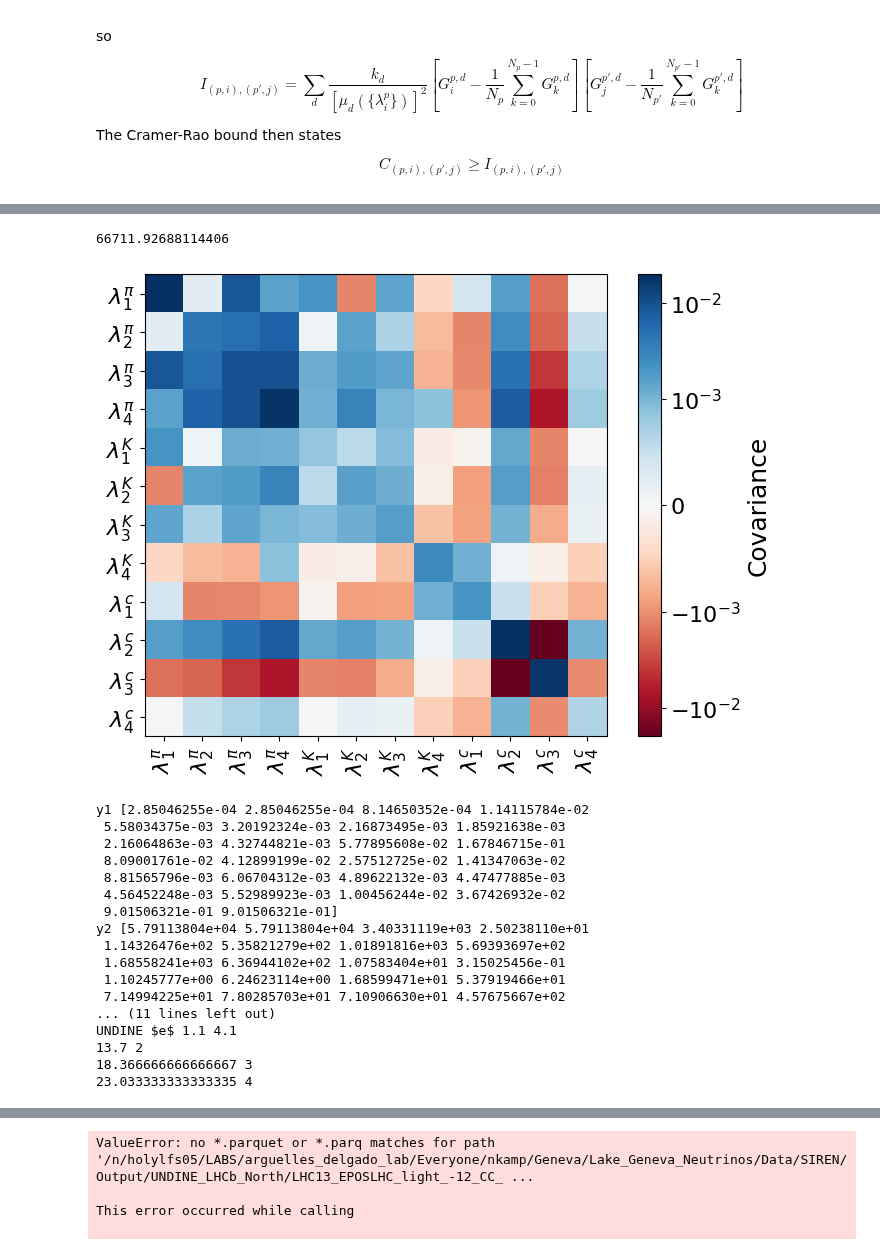
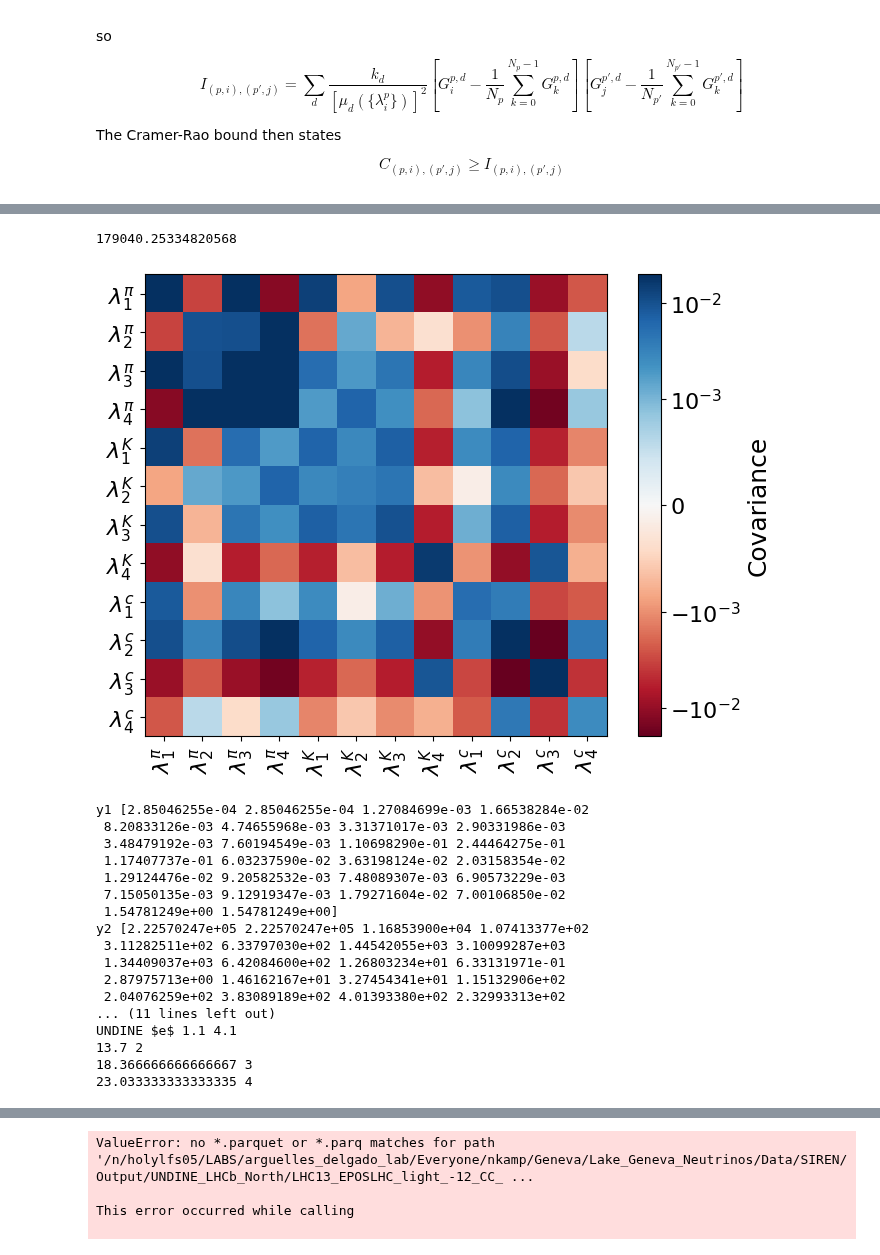
Before and after one commit to nickkamp1/Lake_Geneva_Neutrinos, a Jupyter notebook: SIREN_Analysis.ipynb, the cells around one changed output, grey strips where cells are left out. Cells and saved outputs as stored; diff of their text form; code cells hidden in the pictures.

Commit message:
Updates for new SINE/UNDINE locations, start implementing HNL simulation

```diff
--- a/SIREN_Analysis.ipynb
+++ b/SIREN_Analysis.ipynb
@@ -47,11 +47,13 @@ primaries = [12,-12,
              16,-16
             ]
 datasets={"SINE_CMS_West":["CC"],
-           "UNDINE_LHCb_North":["CC","NC"]}
+          "UNDINE_LHCb_North":["CC","NC"],
+           }
 
-num_UNDINE = 5
+num_UNDINE = 10
 
 yearly_factor = 250./3000. # 250 fb^-1 per year / 3 ab^-1 total
+UNDINE_luminosity_factor = 380./3000. # LHCb luminosity v.s. CMS/ATLAS: https://arxiv.org/abs/1706.05990
 
 UNDINE_electron_ebins = np.logspace(1.1,4.1,15)
 UNDINE_muon_ebins = np.logspace(1.1,4.1,9)
@@ -431,9 +433,9 @@ pseudoexp_dir = "/n/holylfs05/LABS/arguelles_delgado_lab/Everyone/nkamp/Geneva/L
 for lg,cg in zip(light_generators,charm_generators):
     c = colors[(lg,cg)]
     SINE_Total = np.load("%s/SINE_Total_All_%s_%s.npy"%(pseudoexp_dir,lg,cg))
-    UNDINE_Total = num_UNDINE*np.load("%s/UNDINE_Total_All_%s_%s.npy"%(pseudoexp_dir,lg,cg))
-    UNDINE_muons = num_UNDINE*np.load("%s/UNDINE_muons_All_%s_%s.npy"%(pseudoexp_dir,lg,cg))
-    UNDINE_electrons = num_UNDINE*np.load("%s/UNDINE_electrons_All_%s_%s.npy"%(pseudoexp_dir,lg,cg))
+    UNDINE_Total = UNDINE_luminosity_factor*num_UNDINE*np.load("%s/UNDINE_Total_All_%s_%s.npy"%(pseudoexp_dir,lg,cg))
+    UNDINE_muons = UNDINE_luminosity_factor*num_UNDINE*np.load("%s/UNDINE_muons_All_%s_%s.npy"%(pseudoexp_dir,lg,cg))
+    UNDINE_electrons = UNDINE_luminosity_factor*num_UNDINE*np.load("%s/UNDINE_electrons_All_%s_%s.npy"%(pseudoexp_dir,lg,cg))
     SINE_Total_realizations = np.random.poisson(lam=exposure_factor*SINE_Total)
     UNDINE_Total_realizations = np.random.poisson(lam=exposure_factor*UNDINE_Total)
     UNDINE_muons_realizations = np.random.poisson(lam=exposure_factor*UNDINE_muons)
@@ -1414,7 +1417,7 @@ print(np.linalg.cond(I_lambdas))
 C = np.linalg.inv(I_lambdas)
 eigvals,eigvecs = np.linalg.eigh(C)
 mu_baselines = {dataset_name:mu(dataset_name,np.zeros((3,4))) for dataset_name in G.keys()}
-mu_baselines_fs = {f_s:{dataset_name:mu(dataset_name,np.zeros((3,4)),f_s=f_s) for dataset_name in G.keys()} for f_s in [0.5,5e-3]}
+mu_baselines_fs = {f_s:{dataset_name:mu(dataset_name,np.zeros((3,4)),f_s=f_s) for dataset_name in G.keys()} for f_s in [0.5,1e-2]}
 mu_variances = {dataset_name:0 for dataset_name in G.keys()}
 for eigval,eigvec in zip(eigvals,eigvecs):
     # print(eigval)
@@ -1447,12 +1450,12 @@ y2 = np.sqrt(list(mu_variances.values()))
 y2 = np.array([y2[0]] + list(y2) + [y2[-1]])
 ymin2,ymax2 = 0.99*np.min(1 - y2/y1),1.01*np.max(1 + y2/y1)
 ax[0].fill_between(range(-1,len(mu_baselines)+1),y1-y2,y1+y2,color="black",alpha=0.5,step="mid")
-y2_fs = np.array(list(mu_baselines_fs[5e-3].values()))
+y2_fs = np.array(list(mu_baselines_fs[1e-2].values()))
 y2_fs = np.array([y2_fs[0]] + list(y2_fs) + [y2_fs[-1]])
-ymin2 = 0.95#min(0.99*np.min(y2_fs/y1),ymin2)
-ymax2 = 1.05#max(1.01*np.max(y2_fs/y1),ymax2)
+ymin2 = 0.8#min(0.99*np.min(y2_fs/y1),ymin2)
+ymax2 = 1.2#max(1.01*np.max(y2_fs/y1),ymax2)
 ax[1].step(range(-1,len(mu_baselines)+1),y2_fs/y1,where="mid",color="blue")
-ax[0].step([],[],where="mid",color="blue",label=r"$f_s=%1.3f$"%5e-3)
+ax[0].step([],[],where="mid",color="blue",label=r"$f_s=%1.2f$"%1e-2)
 ax[1].step(range(-1,len(mu_baselines)+1),np.ones_like(y2_fs),where="mid",color="black",lw=1)
 ax[1].fill_between(range(-1,len(mu_variances)+1),1 - y2/y1,1 + y2/y1,color="black",alpha=0.3,step="mid")
 ax[0].fill_between([],[],[],color="black",alpha=0.3,step="mid",label=r"$\sigma_{\rm sys}$")
@@ -1465,7 +1468,7 @@ ax[0].fill_between([],[],[],color="grey",alpha=0.3,step="mid",label=r"$\sigma_{\
 ax[0].set_xlim(-0.5,len(mu_baselines)-0.5)
 ax[0].set_ylim(ymin1,ymax1)
 ax[1].set_ylim(ymin2,ymax2)
-ax[0].set_ylabel(r"Interactions in $3000~{\rm fb}^{-1}$",fontsize=14)
+ax[0].set_ylabel(r"Interactions in HL-LHC",fontsize=14)
 ax[1].set_ylabel(r"Ratio to $f_s=0$",fontsize=14)
 ax[0].semilogy()
 #ax[1].semilogy()
@@ -1493,49 +1496,49 @@ for iax,(ymin,ymax) in zip(range(2),[(ymin1,ymax1),(ymin2,ymax2)]):
                 x_ticks.append(i-1)
                 x_labels.append(dataset_label(list(mu_baselines.keys())[i-1]))
             else:
                 if name==r"UNDINE $\mu$":
                     x_tick_min = 1.5
                     x_tick_max = i-0.5
                     log_energy_min = np.log10(UNDINE_muon_ebins[0])
                     log_energy_max = np.log10(UNDINE_muon_ebins[-1])
-                    ax[iax].text(0.5*(x_tick_min+x_tick_max),ymin2-0.03,r"$\nu_\mu$ Energy [GeV]",fontsize=14, ha='center', va='center')
+                    ax[iax].text(0.5*(x_tick_min+x_tick_max),ymin2-0.12,r"$\nu_\mu$ Energy [GeV]",fontsize=14, ha='center', va='center')
                 elif name==r"UNDINE $e$":
                     x_tick_min = 2+len(UNDINE_muon_ebins)-1.5
                     x_tick_max = i-0.5
                     log_energy_min = np.log10(UNDINE_electron_ebins[0])
                     log_energy_max = np.log10(UNDINE_electron_ebins[-1])
-                    ax[iax].text(0.5*(x_tick_min+x_tick_max),ymin2-0.03,r"$\nu_e$ Energy [GeV]",fontsize=14, ha='center', va='center')
+                    ax[iax].text(0.5*(x_tick_min+x_tick_max),ymin2-0.12,r"$\nu_e$ Energy [GeV]",fontsize=14, ha='center', va='center')
                 print(name,log_energy_min,log_energy_max)
                 for log_energy in range(1,5):
                     if log_energy >= log_energy_min and log_energy <= log_energy_max:
                         x_tick = x_tick_min + (log_energy-log_energy_min)/(log_energy_max-log_energy_min)*(x_tick_max-x_tick_min)
                         print(x_tick,log_energy)
                         x_ticks.append(x_tick)
                         x_labels.append(r"$10^%d$"%log_energy)
 
 
 # Set the number of ticks to match the length of axis_labels
 ax[1].set_xticks(ticks=x_ticks, labels=x_labels,fontsize=12)
 for label in ax[1].get_xticklabels():
     if "tot" in label.get_text():
         label.set_rotation(90)
 plt.savefig("Figures/SIREN/StrangenessVariations.pdf",dpi=100)
 plt.show()
 # %% [output]
-66711.92688114406
+179040.25334820568
-[figure, old version]
+[figure, new version]
-y1 [2.85046255e-04 2.85046255e-04 8.14650352e-04 1.14115784e-02
- 5.58034375e-03 3.20192324e-03 2.16873495e-03 1.85921638e-03
- 2.16064863e-03 4.32744821e-03 5.77895608e-02 1.67846715e-01
- 8.09001761e-02 4.12899199e-02 2.57512725e-02 1.41347063e-02
- 8.81565796e-03 6.06704312e-03 4.89622132e-03 4.47477885e-03
- 4.56452248e-03 5.52989923e-03 1.00456244e-02 3.67426932e-02
- 9.01506321e-01 9.01506321e-01]
-y2 [5.79113804e+04 5.79113804e+04 3.40331119e+03 2.50238110e+01
- 1.14326476e+02 5.35821279e+02 1.01891816e+03 5.69393697e+02
- 1.68558241e+03 6.36944102e+02 1.07583404e+01 3.15025456e-01
- 1.10245777e+00 6.24623114e+00 1.68599471e+01 5.37919466e+01
- 7.14994225e+01 7.80285703e+01 7.10906630e+01 4.57675667e+02
+y1 [2.85046255e-04 2.85046255e-04 1.27084699e-03 1.66538284e-02
+ 8.20833126e-03 4.74655968e-03 3.31371017e-03 2.90331986e-03
+ 3.48479192e-03 7.60194549e-03 1.10698290e-01 2.44464275e-01
+ 1.17407737e-01 6.03237590e-02 3.63198124e-02 2.03158354e-02
+ 1.29124476e-02 9.20582532e-03 7.48089307e-03 6.90573229e-03
+ 7.15050135e-03 9.12919347e-03 1.79271604e-02 7.00106850e-02
+ 1.54781249e+00 1.54781249e+00]
+y2 [2.22570247e+05 2.22570247e+05 1.16853900e+04 1.07413377e+02
+ 3.11282511e+02 6.33797030e+02 1.44542055e+03 3.10099287e+03
+ 1.34409037e+03 6.42084600e+02 1.26803234e+01 6.33131971e-01
+ 2.87975713e+00 1.46162167e+01 3.27454341e+01 1.15132906e+02
+ 2.04076259e+02 3.83089189e+02 4.01393380e+02 2.32993313e+02
 ... (11 lines left out)
 UNDINE $e$ 1.1 4.1
 13.7 2
```
Also changed, not shown: parts of 11 cells of this notebook, 10 other files.
